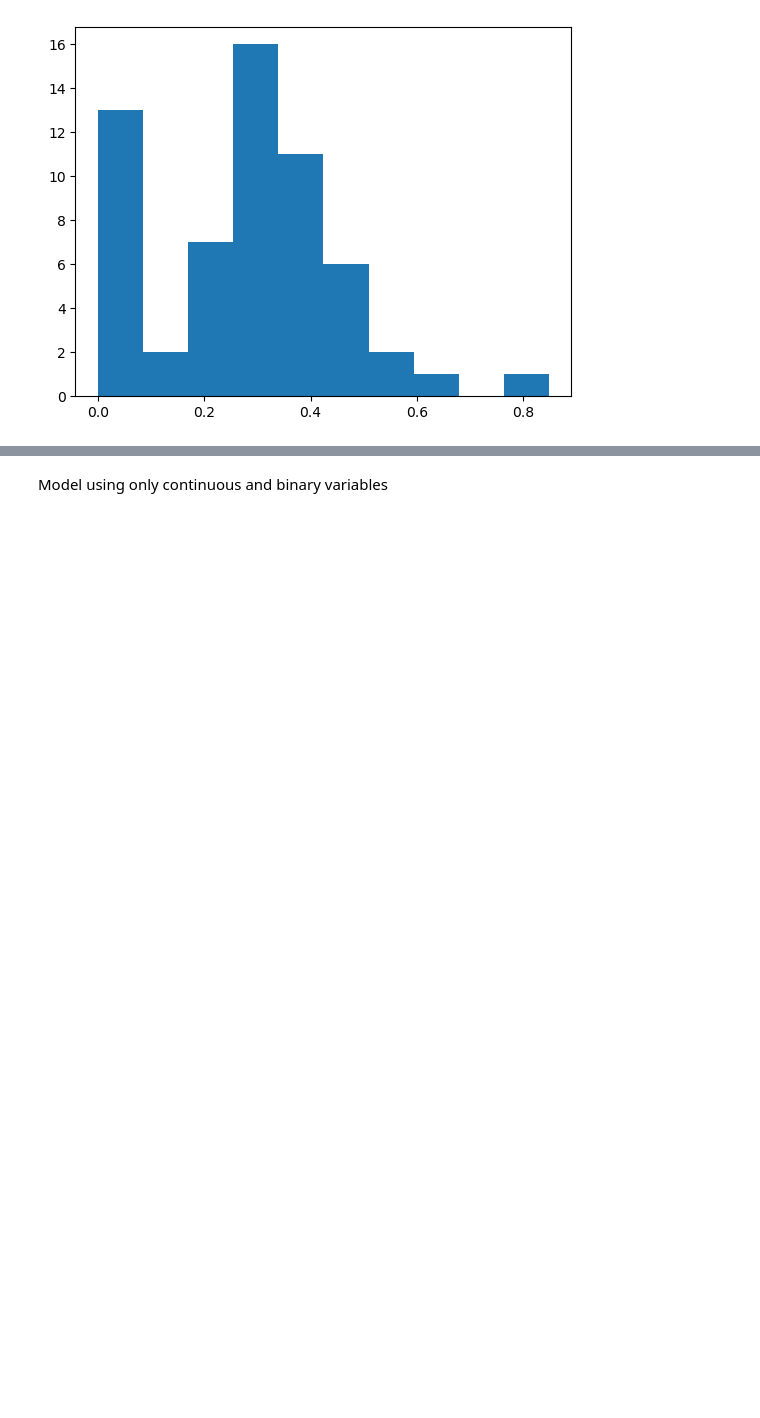
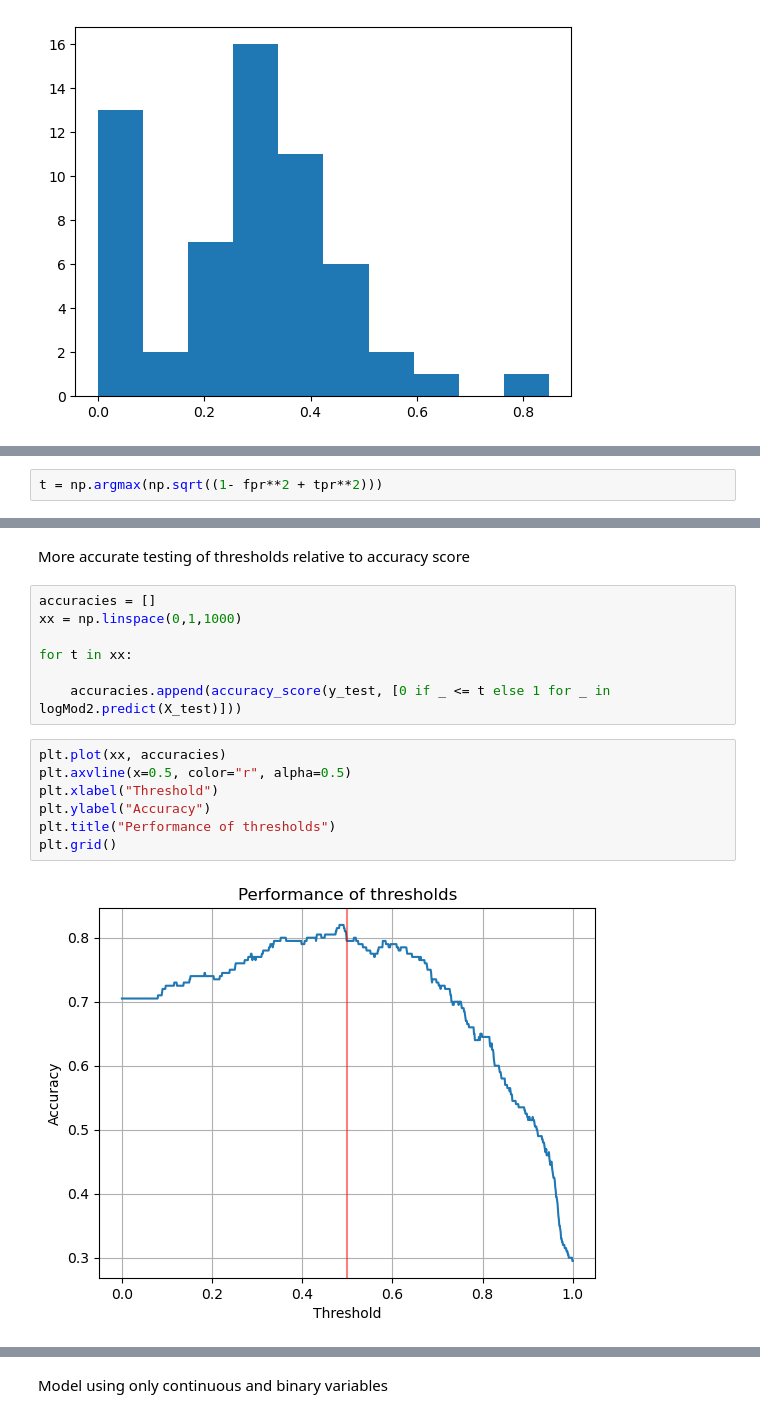
Before and after one commit to Mechnar9000/datafiles, a Jupyter notebook: Credit Risk Analysis Using Logistic Regression.ipynb, the cells around one changed output, grey strips where cells are left out. Drawn from its saved outputs; the diff is of its cells as text; blank space fills up the shorter version.

```diff
--- a/Credit Risk Analysis Using Logistic Regression.ipynb
+++ b/Credit Risk Analysis Using Logistic Regression.ipynb
@@ -348,0 +393,2 @@ plt.show()
+# %%
+t = np.argmax(np.sqrt((1- fpr**2 + tpr**2)))
@@ -348,0 +412,18 @@ plt.show()
+# %% [markdown]
+More accurate testing of thresholds relative to accuracy score
+# %%
+accuracies = []
+xx = np.linspace(0,1,1000)
+
+for t in xx:
+
+    accuracies.append(accuracy_score(y_test, [0 if _ <= t else 1 for _ in logMod2.predict(X_test)]))
+# %%
+plt.plot(xx, accuracies)
+plt.axvline(x=0.5, color="r", alpha=0.5)
+plt.xlabel("Threshold")
+plt.ylabel("Accuracy")
+plt.title("Performance of thresholds")
+plt.grid()
+# %% [output]
+[figure, added]
```
Also changed, not shown: parts of 21 cells of this notebook.
